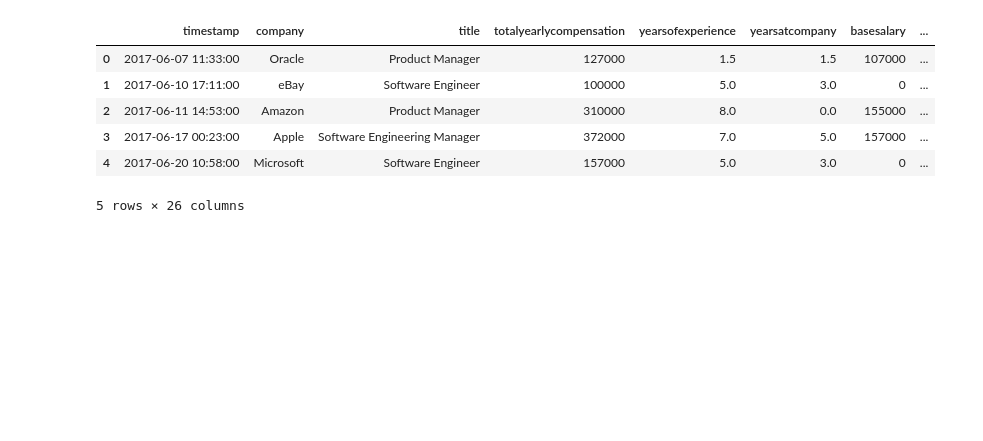
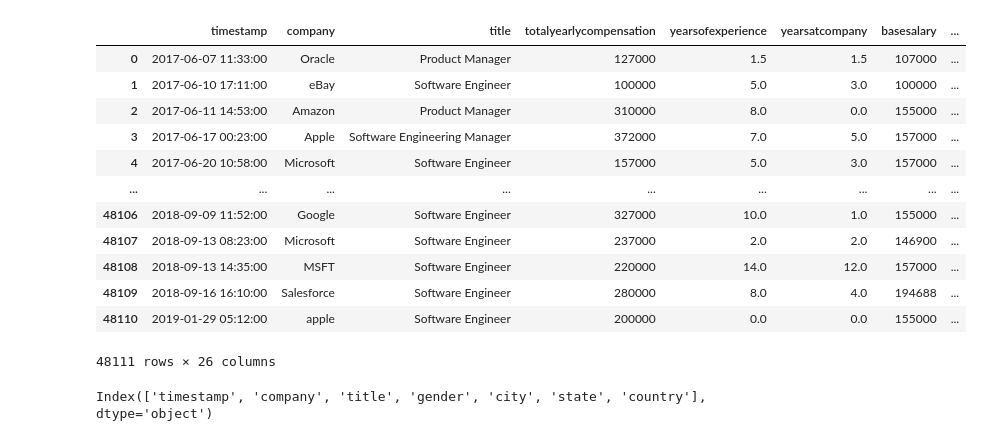
Before and after one commit to mgsrichard/Capstone-Project, a Jupyter notebook: Preprocessing for Other Models.ipynb, the cells around one changed output. Drawn from its saved outputs; the diff is of its cells as text; code cells hidden in the pictures; blank space fills up the shorter version.

Commit message:
more work in cleaning and preprocessing

```diff
--- a/Preprocessing for Other Models.ipynb
+++ b/Preprocessing for Other Models.ipynb
@@ -5,22 +18,34 @@ import re
 import numpy as np
 import matplotlib.pyplot as plt
 from sklearn.linear_model import LinearRegression
+from sklearn.preprocessing import OneHotEncoder
 from scipy import stats
 from datetime import datetime
 
 #display options
-pd.set_option ('display.max_rows', None)
+pd.set_option ('display.max_rows', 10)
 # %%
 #Set path of input file
-file_path = "Resources/US_Salary_Cleaned_Under1M.csv"
+file_path = "Resources/US_Salary_Cleaned.csv"
 #Read input file into a DataFrame
 salaries_df = pd.read_csv(file_path)
-salaries_df.head()
+salaries_df
 # %% [output]
 |  | timestamp | company | title | totalyearlycompensation | yearsofexperience | yearsatcompany | basesalary | ... |
 | 0 | 2017-06-07 11:33:00 | Oracle | Product Manager | 127000 | 1.5 | 1.5 | 107000 | ... |
-| 1 | 2017-06-10 17:11:00 | eBay | Software Engineer | 100000 | 5.0 | 3.0 | 0 | ... |
+| 1 | 2017-06-10 17:11:00 | eBay | Software Engineer | 100000 | 5.0 | 3.0 | 100000 | ... |
 | 2 | 2017-06-11 14:53:00 | Amazon | Product Manager | 310000 | 8.0 | 0.0 | 155000 | ... |
 | 3 | 2017-06-17 00:23:00 | Apple | Software Engineering Manager | 372000 | 7.0 | 5.0 | 157000 | ... |
-| 4 | 2017-06-20 10:58:00 | Microsoft | Software Engineer | 157000 | 5.0 | 3.0 | 0 | ... |
+| 4 | 2017-06-20 10:58:00 | Microsoft | Software Engineer | 157000 | 5.0 | 3.0 | 157000 | ... |
+| ... | ... | ... | ... | ... | ... | ... | ... | ... |
+| 48106 | 2018-09-09 11:52:00 | Google | Software Engineer | 327000 | 10.0 | 1.0 | 155000 | ... |
+| 48107 | 2018-09-13 08:23:00 | Microsoft | Software Engineer | 237000 | 2.0 | 2.0 | 146900 | ... |
+| 48108 | 2018-09-13 14:35:00 | MSFT | Software Engineer | 220000 | 14.0 | 12.0 | 157000 | ... |
+| 48109 | 2018-09-16 16:10:00 | Salesforce | Software Engineer | 280000 | 8.0 | 4.0 | 194688 | ... |
+| 48110 | 2019-01-29 05:12:00 | apple | Software Engineer | 200000 | 0.0 | 0.0 | 155000 | ... |
-5 rows × 26 columns
+48111 rows × 26 columns
+# %%
+#inspect data to see which fields are strings that need to be converted to numeric
+salaries_df.select_dtypes(include=['object']).columns
+# %% [output]
+Index(['timestamp', 'company', 'title', 'gender', 'city', 'state', 'country'], dtype='object')
```
Also changed, not shown: parts of 24 cells of this notebook, 1 other file.
